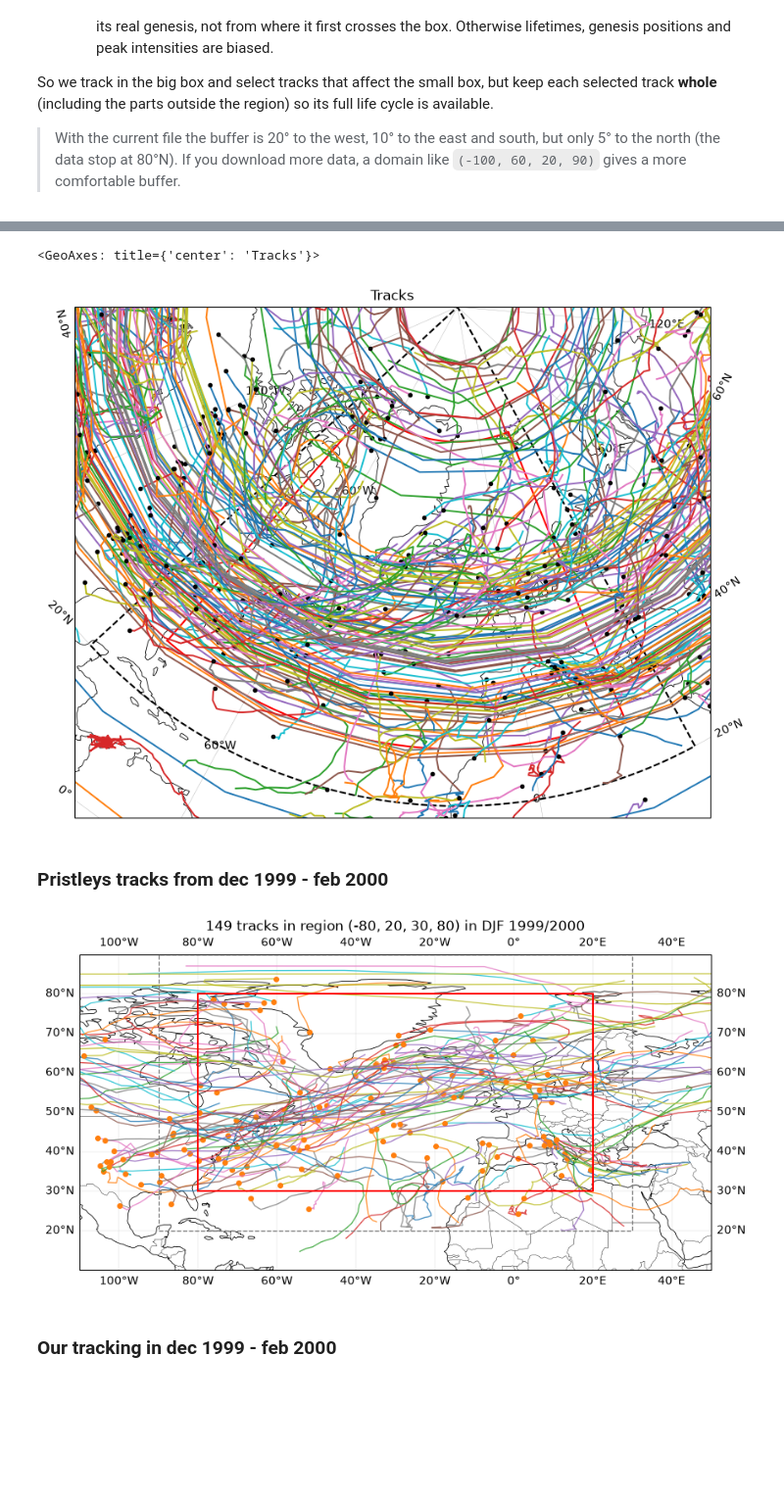
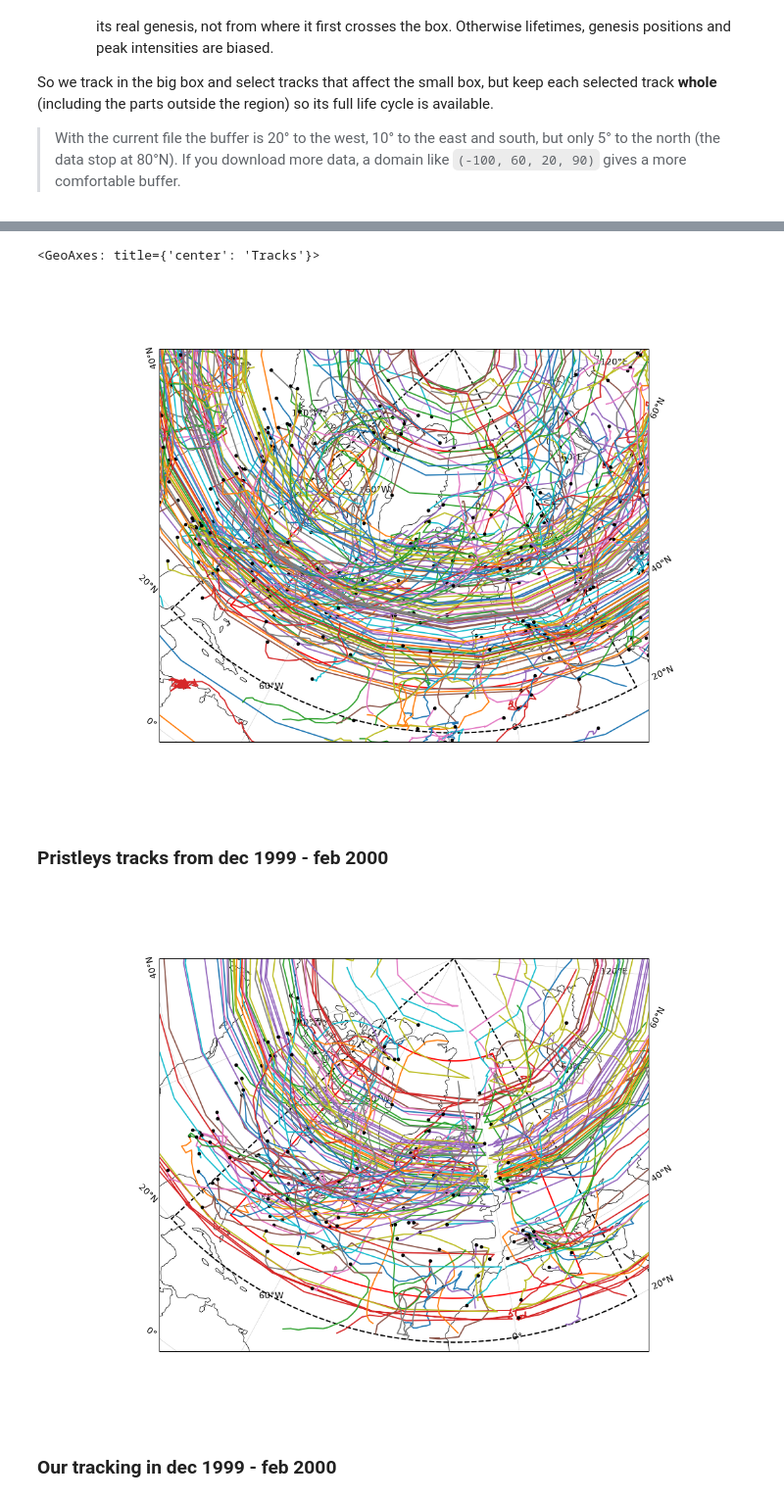
Before and after one commit to AThormann/master_thesis, a Jupyter notebook: validation_tracks/validation_priestley.ipynb, the cells around one changed output, grey strips where cells are left out. Shown at 98% size. Cells and saved outputs as stored; diff of their text form; code cells hidden in the pictures; blank space fills up the shorter version.

```diff
--- a/validation_tracks/validation_priestley.ipynb
+++ b/validation_tracks/validation_priestley.ipynb
@@ -50,8 +50,9 @@ REGION = (-80, 20, 30, 80)   # smaller region for tracking, limited by the domai
 DOMAIN = (-90, 30, 20, 90)   # tracking domain (region + buffer), limited by the downloaded data
 
 
-tracks_from_matty = st.load_tracks('/Users/annasophiamaxen/Desktop/PYTHON/master_thesis/validation_tracks/ERA5_19992000_TRACKS_FILTERED_pos.addmslp')
-tracks_from_matty = tracks_from_matty.assign_coords(lon=st.wrap_lon(tracks_from_matty.lon))
+tracks_from_matty = st.load_tracks('/Users/asgerthormann/Documents/uni/master/master_code/master_thesis/validation_tracks/ERA5_19992000_TRACKS_FILTERED_pos.addmslp')
+tracks_from_matty['lon'] = st.wrap_lon(tracks_from_matty.lon)
+tracks_from_matty['lat'] = tracks_from_matty.lat
 summary = st.track_summary(tracks_from_matty)
 
 long_tracks = summary.track_id[summary.n_points >= 8]
@@ -62,7 +77,7 @@ KeyError: "No variable named 'lon'. Variables on the dataset include ['step', 'l
 st.plot_regional_tracks(tracks_from_matty, region=REGION, domain=DOMAIN, object = False)
 # %% [output]
 <GeoAxes: title={'center': 'Tracks'}>
-[figure, old version]
+[figure, new version]
 # %%
 import numpy as np
 import matplotlib.pyplot as plt
@@ -123,12 +138,14 @@ def plot_tracks(ds, region=REGION, domain=DOMAIN, ax=None, date='Dec 1999'):
 # %% [markdown]
 ### Pristleys tracks from dec 1999 - feb 2000
 # %%
-ds = st.load_tracks('/Users/annasophiamaxen/Desktop/PYTHON/master_thesis/validation_tracks/ERA5_19992000_TRACKS_FILTERED_pos.addmslp')
+ds = st.load_tracks('/Users/asgerthormann/Documents/uni/master/master_code/master_thesis/validation_tracks/ERA5_19992000_TRACKS_FILTERED_pos.addmslp')
 sel = filter_tracks_by_region(ds, REGION, min_points=2)
-plot_tracks(sel, date = 'DJF 1999/2000')
+#plot_tracks(sel, date = 'DJF 1999/2000')
+st.plot_regional_tracks(sel, region=REGION, domain=DOMAIN, object = False)
+
 plt.show()
 # %% [output]
-[figure, old version]
+[figure, new version]
 # %% [markdown]
 ### Our tracking in dec 1999 - feb 2000
 # %%
```
Also changed, not shown: parts of 5 cells of this notebook, 9 other files.
